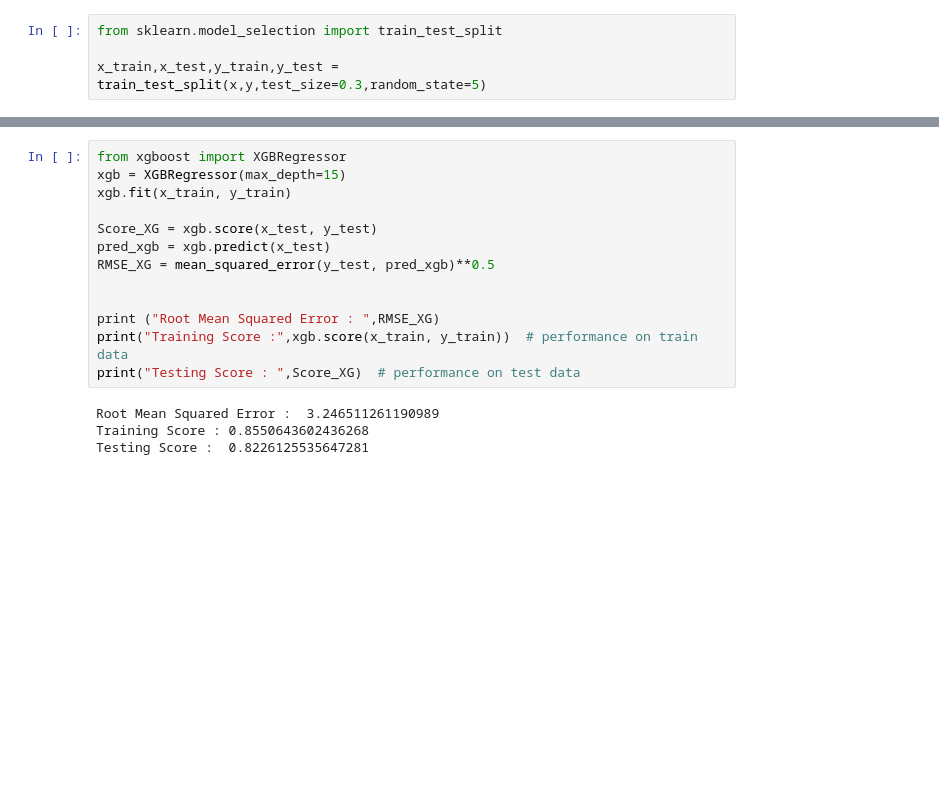
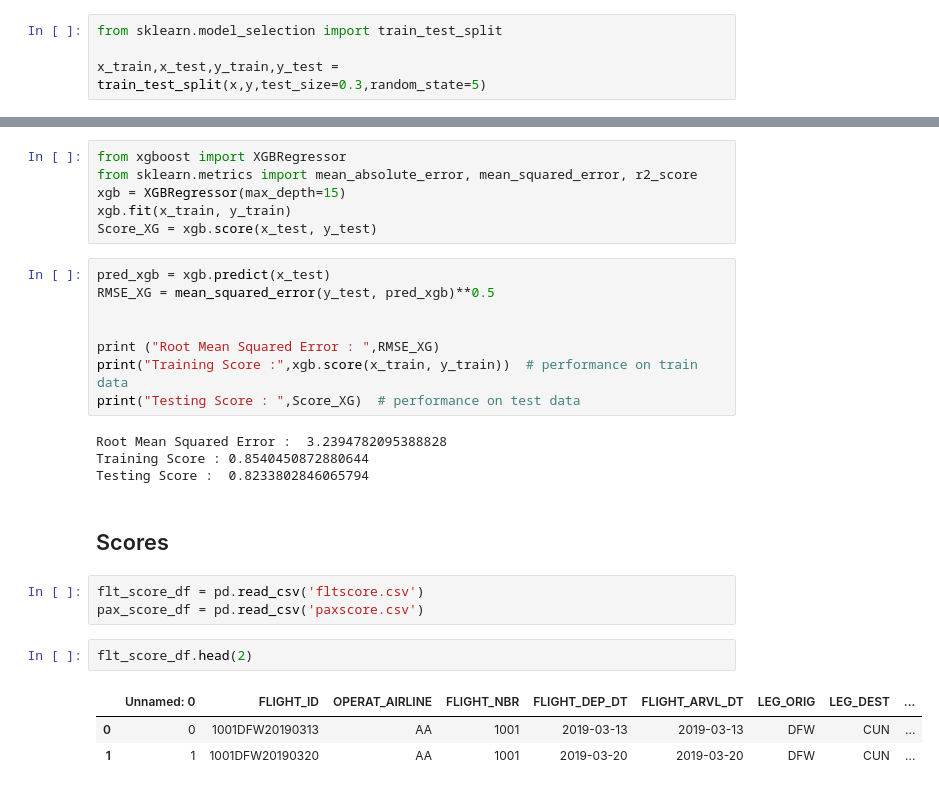
Before and after one commit to ShilpaSinghvi/AIML, a Jupyter notebook: Bags_Check_G.ipynb, the cells around one changed output, grey strips where cells are left out. Drawn from its saved outputs; the diff is of its cells as text; blank space fills up the shorter version.

```diff
--- a/Bags_Check_G.ipynb
+++ b/Bags_Check_G.ipynb
@@ -419,9 +401,10 @@ x_train
+# %%
+from xgboost import XGBRegressor
+from sklearn.metrics import mean_absolute_error, mean_squared_error, r2_score
+xgb = XGBRegressor(max_depth=15)
+xgb.fit(x_train, y_train)
+Score_XG = xgb.score(x_test, y_test)
 # %%
-from xgboost import XGBRegressor
-xgb = XGBRegressor(max_depth=15)
-xgb.fit(x_train, y_train)
-
-Score_XG = xgb.score(x_test, y_test)
 pred_xgb = xgb.predict(x_test)
 RMSE_XG = mean_squared_error(y_test, pred_xgb)**0.5
 
@@ -430,6 +413,17 @@ print ("Root Mean Squared Error : ",RMSE_XG)
 print("Training Score :",xgb.score(x_train, y_train))  # performance on train data
 print("Testing Score : ",Score_XG)  # performance on test data
 # %% [output]
-Root Mean Squared Error :  3.246511261190989
-Training Score : 0.8550643602436268
-Testing Score :  0.8226125535647281
+Root Mean Squared Error :  3.2394782095388828
+Training Score : 0.8540450872880644
+Testing Score :  0.8233802846065794
+# %% [markdown]
+## Scores
+# %%
+flt_score_df = pd.read_csv('fltscore.csv')
+pax_score_df = pd.read_csv('paxscore.csv')
+# %%
+flt_score_df.head(2)
+# %% [output]
+|  | Unnamed: 0 | FLIGHT_ID | OPERAT_AIRLINE | FLIGHT_NBR | FLIGHT_DEP_DT | FLIGHT_ARVL_DT | LEG_ORIG | LEG_DEST | ... |
+| 0 | 0 | 1001DFW20190313 | AA | 1001 | 2019-03-13 | 2019-03-13 | DFW | CUN | ... |
+| 1 | 1 | 1001DFW20190320 | AA | 1001 | 2019-03-20 | 2019-03-20 | DFW | CUN | ... |
```
Also changed, not shown: parts of 35 cells of this notebook.
